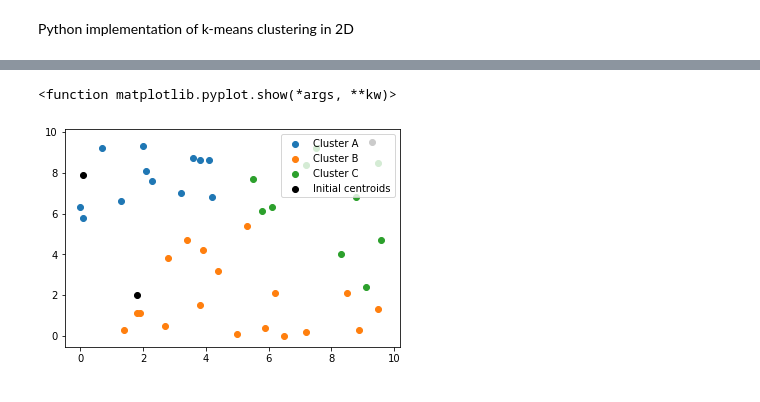
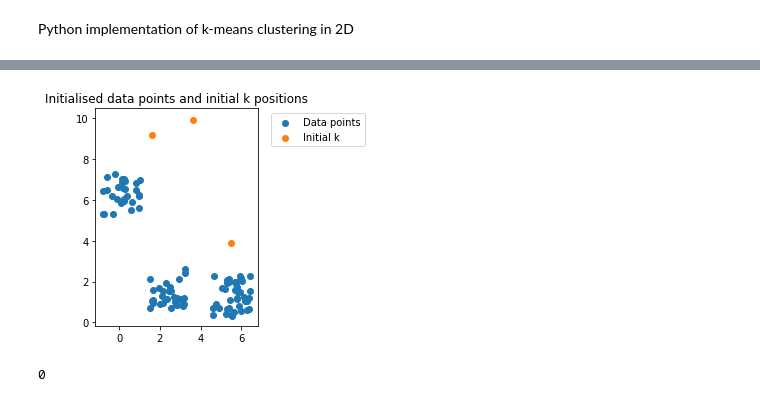
Before and after one commit to antgobar/k-means_from_scratch, a Jupyter notebook: Python k-means from scratch 2D simple.ipynb, the cells around one changed output, grey strips where cells are left out. Cells and saved outputs as stored; diff of their text form; code cells hidden in the pictures.

```diff
--- a/Python k-means from scratch 2D simple.ipynb
+++ b/Python k-means from scratch 2D simple.ipynb
@@ -8,24 +213,21 @@ import math as m
 # %%
-def make_data(no_points):
+def make_clustered_data(k, no_points):
 
     x_points = []
     y_points = []
 
-    for point in range(no_points):
-        x_pos, y_pos = r.randrange(100)/10, r.randrange(100)/10
-        x_points.append(x_pos)
-        y_points.append(y_pos)
+    x_clusts = []
+    y_clusts = []
+
+    for i in range(k):
+        x_clust, y_clust = r.randrange(100)/10, r.randrange(100)/10
+        x_clusts.append(x_clust)
+        y_clusts.append(y_clust)
+
+    for i in range(no_points):
+        rand_i = r.randrange(k)
+        x_point, y_point = r.randrange(-100, 100)/100 + x_clusts[rand_i], r.randrange(-100, 100)/100 + y_clusts[rand_i]
+        x_points.append(x_point)
+        y_points.append(y_point)
 
     return x_points, y_points
-
-def init_k(k):
-
-    x_k_init = []
-    y_k_init = []
-
-    for i in range(k):
-        x_k_position, y_k_position = r.randrange(100)/10, r.randrange(100)/10
-        x_k_init.append(x_k_position)
-        y_k_init.append(y_k_position)
-
-    return x_k_init, y_k_init
@@ -83,10 +234,9 @@ cluster_c = np.array(cluster_c)
-# %%
-plt.scatter(cluster_a[:,0],cluster_a[:,1], label='Cluster A')
-plt.scatter(cluster_b[:,0],cluster_b[:,1], label='Cluster B')
-plt.scatter(cluster_c[:,0],cluster_c[:,1], label='Cluster C')
-plt.scatter(x_k_init, y_k_init, c = 'k', label='Initial centroids')
-plt.legend(loc='upper right')
-plt.show
-# %% [output]
-<function matplotlib.pyplot.show(*args, **kw)>
-[figure, removed]
+# %%
+k = 3
+no_points = 100
+x_cent, y_cent = init_k(k)
+x_points, y_points = make_clustered_data(k, no_points)
+plot_data()
+plt.show()
+# %% [output]
+[figure, added]
@@ -92,0 +247,5 @@ plt.show
+# %%
+clusters = make_clusters(which_k, x_points, y_points)
+len(clusters[2])
+# %% [output]
+0
```
Also changed, not shown: parts of 12 cells of this notebook.
